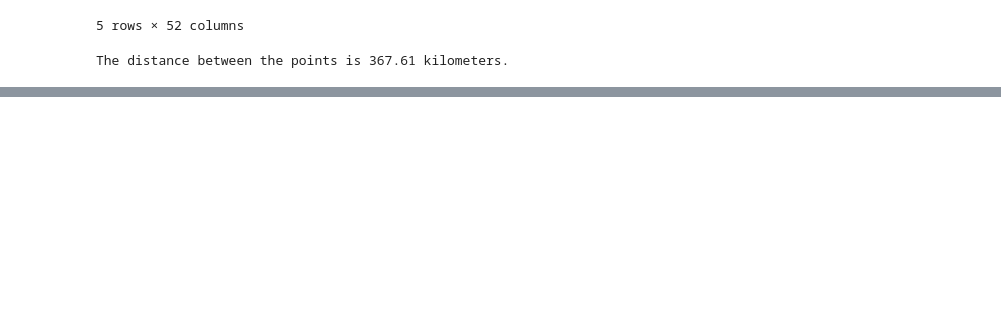
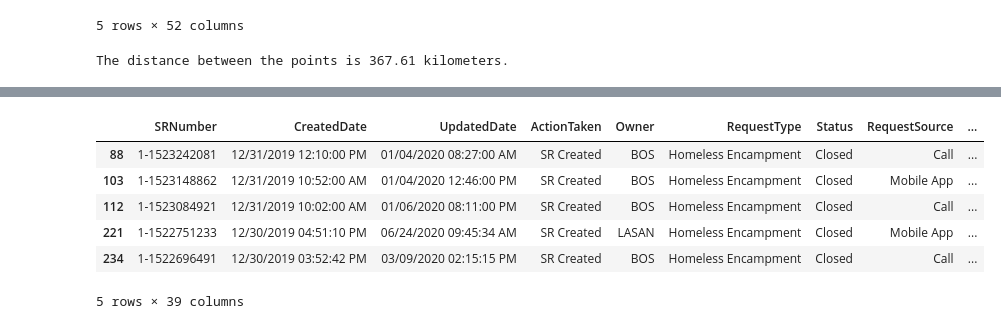
Before and after one commit to aeaiu/usable_ai_project, a Jupyter notebook: Notebooks/3_parks_eda.ipynb, the cells around one changed output, grey strips where cells are left out. Drawn from its saved outputs; the diff is of its cells as text; code cells hidden in the pictures; blank space fills up the shorter version.

```diff
--- a/Notebooks/3_parks_eda.ipynb
+++ b/Notebooks/3_parks_eda.ipynb
@@ -14,3 +19,11 @@ import numpy as np
 import math
 # %%
 park_data_path = "../Datafiles/"
+
+generated_data_path = "../Datagen/"
+# %%
+#this is generated at enf of 1_eda.ipynb
+# it has some features added for dates and close time in days
+#write to file with new features added for next notebook: visualization
+df = pd.read_csv(generated_data_path+'homeless_camp_closed_all_ftr_eng_1.csv', low_memory=False)
+df.head(1)
@@ -60,0 +168,10 @@ The distance between the points is 367.61 kilometers.
+# %%
+df[df.ZipCode.isin(['90019.0'])].head()
+# %% [output]
+|  | SRNumber | CreatedDate | UpdatedDate | ActionTaken | Owner | RequestType | Status | RequestSource | ... |
+| 88 | 1-1523242081 | 12/31/2019 12:10:00 PM | 01/04/2020 08:27:00 AM | SR Created | BOS | Homeless Encampment | Closed | Call | ... |
+| 103 | 1-1523148862 | 12/31/2019 10:52:00 AM | 01/04/2020 12:46:00 PM | SR Created | BOS | Homeless Encampment | Closed | Mobile App | ... |
+| 112 | 1-1523084921 | 12/31/2019 10:02:00 AM | 01/06/2020 08:11:00 PM | SR Created | BOS | Homeless Encampment | Closed | Call | ... |
+| 221 | 1-1522751233 | 12/30/2019 04:51:10 PM | 06/24/2020 09:45:34 AM | SR Created | LASAN | Homeless Encampment | Closed | Mobile App | ... |
+| 234 | 1-1522696491 | 12/30/2019 03:52:42 PM | 03/09/2020 02:15:15 PM | SR Created | BOS | Homeless Encampment | Closed | Call | ... |
+5 rows × 39 columns
```
Also changed, not shown: parts of 12 cells of this notebook.
